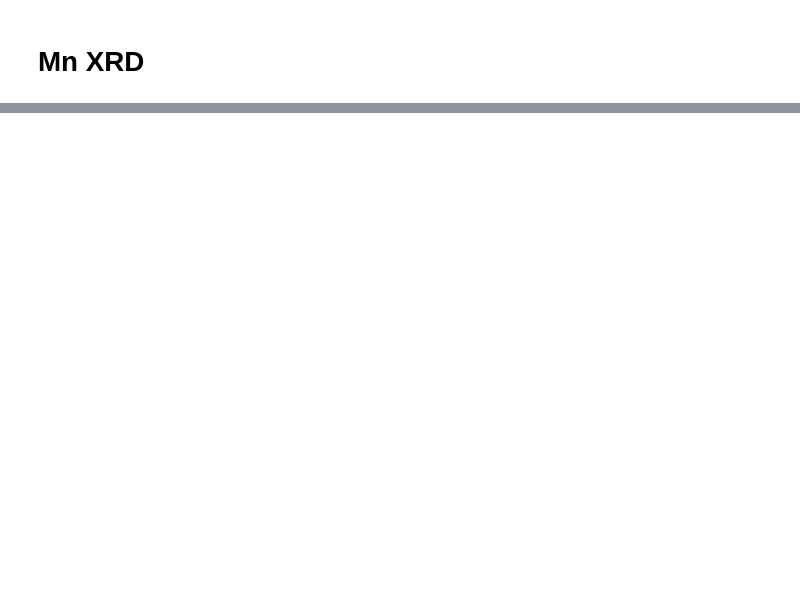
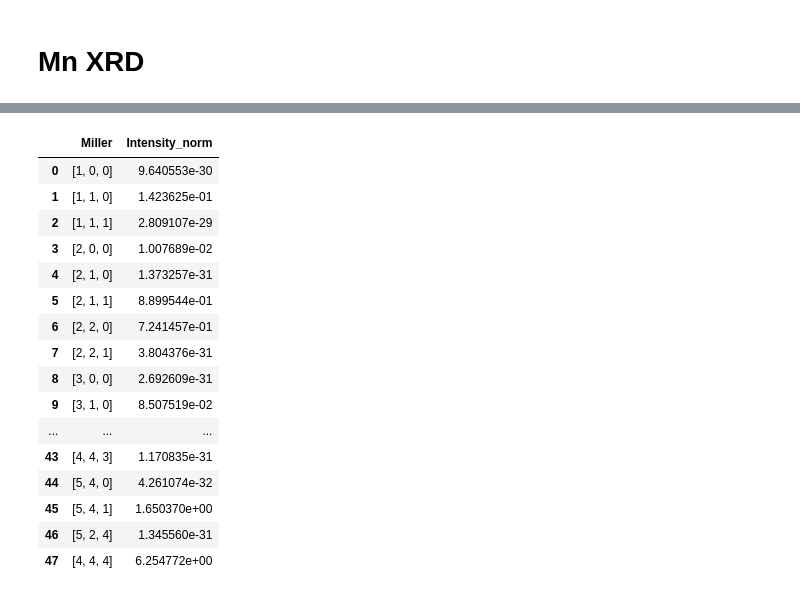
Before and after one commit to Hvossler/XRD, a Jupyter notebook: Mn_XRD.ipynb, the cells around one changed output, grey strips where cells are left out. Saved outputs shown, nothing was run; the diff lists cells and outputs as text; code cells hidden in the pictures; blank space fills up the shorter version.

```diff
--- a/Mn_XRD.ipynb
+++ b/Mn_XRD.ipynb
@@ -184,0 +150,20 @@ plt.tight_layout
+# %%
+df.loc[:, ['Miller', "Intensity_norm"]]
+# %% [output]
+|  | Miller | Intensity_norm |
+| 0 | [1, 0, 0] | 9.640553e-30 |
+| 1 | [1, 1, 0] | 1.423625e-01 |
+| 2 | [1, 1, 1] | 2.809107e-29 |
+| 3 | [2, 0, 0] | 1.007689e-02 |
+| 4 | [2, 1, 0] | 1.373257e-31 |
+| 5 | [2, 1, 1] | 8.899544e-01 |
+| 6 | [2, 2, 0] | 7.241457e-01 |
+| 7 | [2, 2, 1] | 3.804376e-31 |
+| 8 | [3, 0, 0] | 2.692609e-31 |
+| 9 | [3, 1, 0] | 8.507519e-02 |
+| ... | ... | ... |
+| 43 | [4, 4, 3] | 1.170835e-31 |
+| 44 | [5, 4, 0] | 4.261074e-32 |
+| 45 | [5, 4, 1] | 1.650370e+00 |
+| 46 | [5, 2, 4] | 1.345560e-31 |
+| 47 | [4, 4, 4] | 6.254772e+00 |
```
Also changed, not shown: parts of 8 cells of this notebook, 7 other files.
